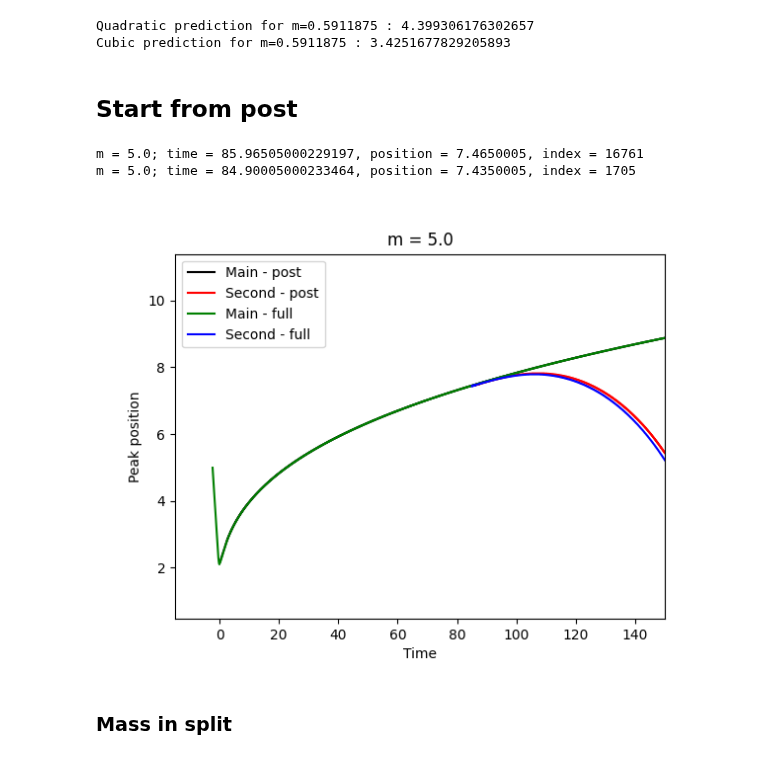
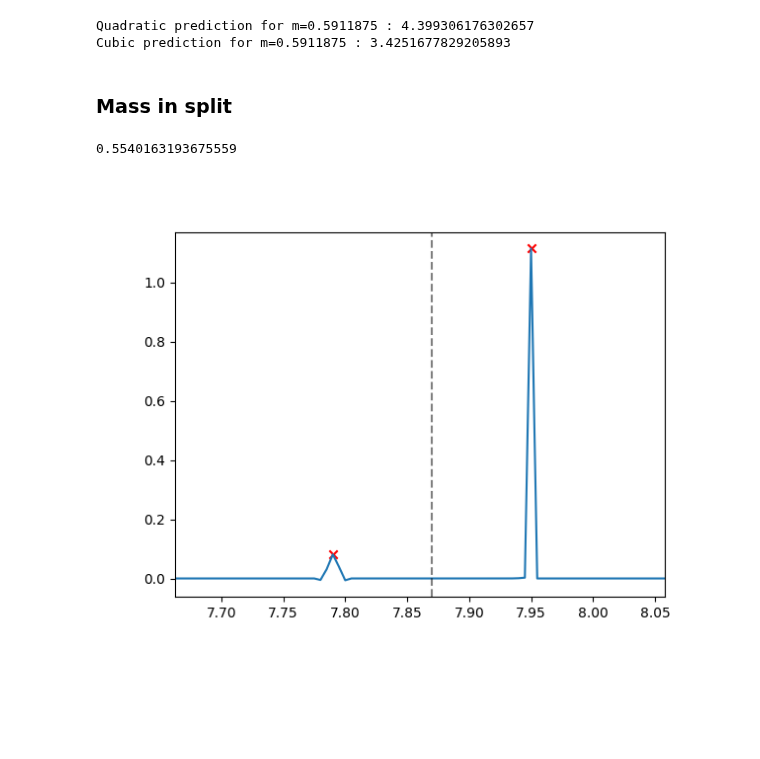
Before and after one commit to LoreCip/LQG-BH-Collapse, a Jupyter notebook: PostProcessing/split.ipynb, the cells around one changed output. Saved outputs shown, nothing was run; the diff lists cells and outputs as text; code cells hidden in the pictures; blank space fills up the shorter version.

```diff
--- a/PostProcessing/split.ipynb
+++ b/PostProcessing/split.ipynb
@@ -216,5 +323,3 @@ print(f'Cubic prediction for m={0.5911875} : {cubic(0.5911875, *copt)}')
 # %% [output]
 Quadratic prediction for m=0.5911875 : 4.399306176302657
 Cubic prediction for m=0.5911875 : 3.4251677829205893
-# %% [markdown]
-## Start from post
@@ -279,33 +326,45 @@ for j in [1, 2]:
-# %%
-fig = plt.figure()
-
-plt.plot(main_peak[1][:,0], main_peak[1][:,1], '-', color = 'k', label = 'Main - post')
-plt.plot(second_peak[1][:,0], second_peak[1][:,1], '-', color = 'r', label = 'Second - post')
-
-plt.plot(main_peak[2][:,0] - 2.35, main_peak[2][:,1], '-', color = 'g', label = 'Main - full')
-plt.plot(second_peak[2][:,0] - 2.35, second_peak[2][:,1], '-', color = 'b', label = 'Second - full')
-
-# plt.plot(third_peak[:,0], third_peak[:,1], '.-', color = 'b', label = 'Third')
-
-plt.xlim(-15, 150)
-plt.xlabel("Time")
-plt.ylabel("Peak position")
-
-plt.title(f'm = {5.0}')
-plt.legend()
-
-for j in [1,2]:
-    for i in range(len(second_peak[j][:,1])):
-        if not np.isnan(second_peak[j][i,1]):
-            if j == 1:
-                print(f'm = {5.0}; time = {second_peak[j][i,0]}, position = {second_peak[j][i,1]}, index = {i}')
-            elif j == 2:
-                print(f'm = {5.0}; time = {second_peak[j][i,0] - 2.35}, position = {second_peak[j][i,1]}, index = {i}')
-            break
-# %% [output]
-m = 5.0; time = 85.96505000229197, position = 7.4650005, index = 16761
-m = 5.0; time = 84.90005000233464, position = 7.4350005, index = 1705
-[figure, removed]
 # %% [markdown]
 ### Mass in split
+# %%
+peaks = np.load('FULLDpeaks.npy', allow_pickle=True, fix_imports=True).item()
+main_peak   =  peaks[1]
+second_peak =  peaks[2]
+
+for m in M:
+    for dx in dxs:
+        try:
+            second_peak[m][dx][second_peak[m][dx][:,0] < 20, 1:] = np.NaN
+        except KeyError:
+            pass
+
+m = M[0]
+dx = dxs[2]
+
+sr = int(second_peak[m][dx][np.isfinite(second_peak[m][dx][:, 3]), 3][0] - 200 )
+mr = int(second_peak[m][dx][np.isfinite(second_peak[m][dx][:, 3]), 3][0] + 500 )
+
+with warnings.catch_warnings():
+    warnings.filterwarnings("ignore",category=UserWarning)
+    x = np.loadtxt(path + f'/m{m}_dx{dx}_xMax70.0_tf400.0_r05.0_a013.3/outputs/xs.dat')
+    r = np.loadtxt(path + f'/m{m}_dx{dx}_xMax70.0_tf400.0_r05.0_a013.3/outputs/rho.dat',   skiprows=sr, max_rows=mr)
+    t = np.loadtxt(path + f'/m{m}_dx{dx}_xMax70.0_tf400.0_r05.0_a013.3/outputs/times.dat', skiprows=sr, max_rows=mr)
+# %%
+ii = 600
+
+idx_MAX = sg.find_peaks(r[ii, 10:], height=[1e-2], distance=2)[0][::-1]
+mn = np.mean(x[10+idx_MAX])
+
+fig = plt.figure()
+plt.plot(x[10:], r[ii, 10:])
+plt.scatter(x[10+idx_MAX], r[ii, 10+idx_MAX], marker='x', color='red', label='Maxima')
+plt.xlim(np.min(x[idx_MAX])*0.99, np.max(x[idx_MAX])*1.02)
+
+if len(idx_MAX) > 1:
+    plt.axvline(mn, ls='--', color='k', alpha=0.5)
+
+mass = 4*np.pi * ig.trapezoid(r[ii, (x<mn)]*x[x<mn]*x[x<mn], x[x<mn])
+print(mass)
+# %% [output]
+0.5540163193675559
+[figure, added]
 # %%
```
Also changed, not shown: parts of 14 cells of this notebook, 9 other files.
